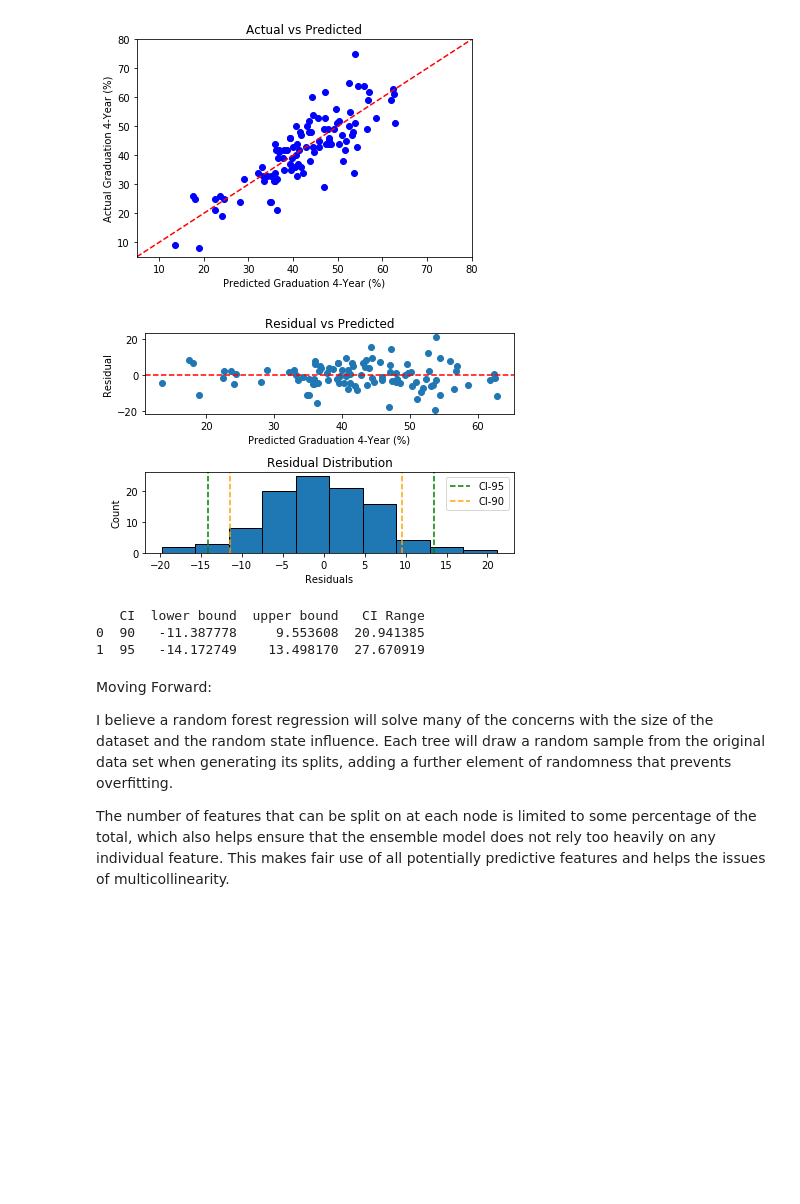
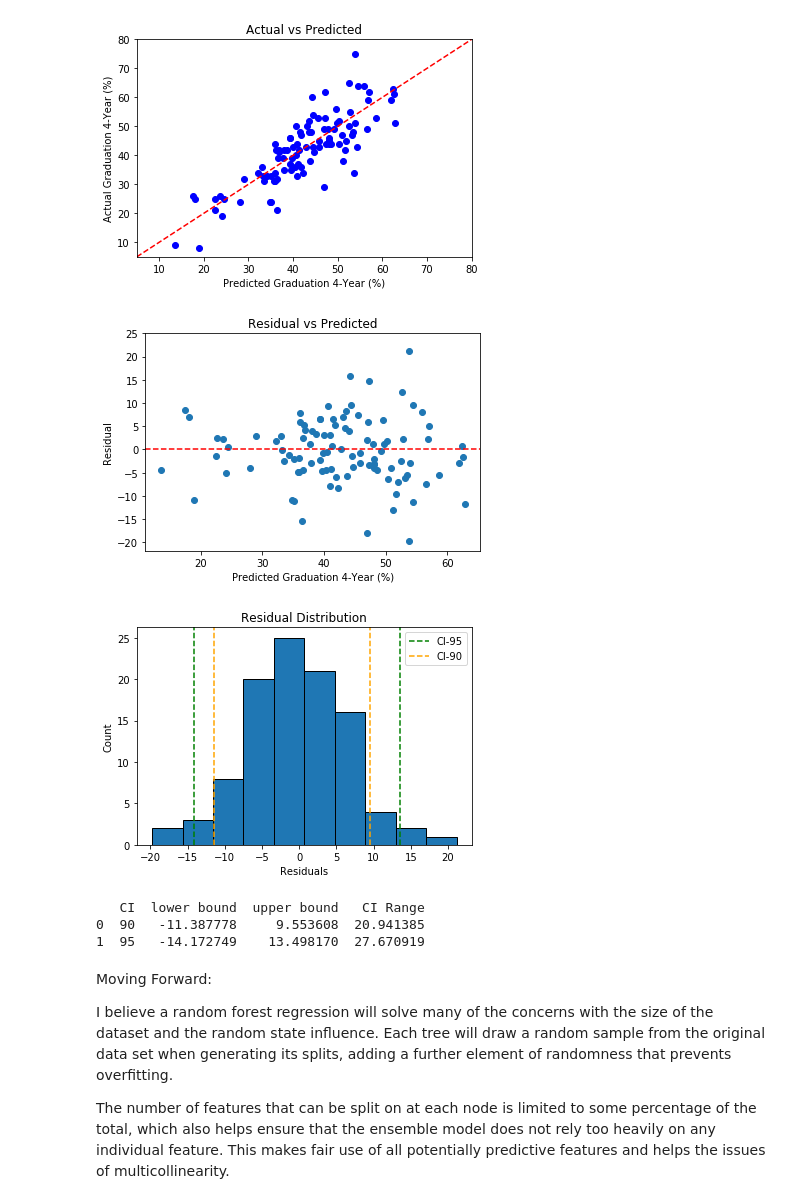
Before and after one commit to RachidRezzik/Texas_GradPercent_Predictor, a Jupyter notebook: Machine_Learning.ipynb, the cells around one changed output. Saved outputs shown, nothing was run; the diff lists cells and outputs as text; code cells hidden in the pictures; blank space fills up the shorter version.

```diff
--- a/Machine_Learning.ipynb
+++ b/Machine_Learning.ipynb
@@ -57,34 +57,36 @@ plt.show()
 [figure]
 # %%
 ### Predicted vs Residuals Scatterplot ###
-plt.subplot(2,1,1)
 residuals = actual - predicted
 plt.scatter(predicted, residuals)
 plt.xlabel('Predicted Graduation 4-Year (%)')
 plt.ylabel('Residual')
 plt.title('Residual vs Predicted')
 plt.axhline(y=0, color='r', linestyle='--')
+plt.yticks([-20, -15, -10, -5, 0, 5, 10, 15, 20, 25])
+plt.show()
 
 ### Residuals Histogram ###
-plt.subplot(2,1,2)
 plt.hist(residuals, edgecolor='black')
 plt.xlabel('Residuals')
 plt.ylabel('Count')
 plt.title('Residual Distribution')
 conf_int95 = np.percentile(residuals, [2.5, 97.5])
 conf_int90 = np.percentile(residuals, [5, 95])
 plt.axvline(x=conf_int95[0], color='green', linestyle='--', label='CI-95')
 plt.axvline(x=conf_int95[1], color='green', linestyle='--')
 plt.axvline(x=conf_int90[0], color='orange', linestyle='--', label='CI-90')
 plt.axvline(x=conf_int90[1], color='orange', linestyle='--')
 plt.legend()
-plt.tight_layout()
+plt.xticks([-20, -15, -10, -5, 0, 5, 10, 15, 20])
+plt.yticks([0, 5, 10, 15, 20, 25])
 plt.show()
 conf_ints = pd.DataFrame({'CI': [90, 95], 'lower bound': [conf_int90[0], conf_int95[0]], 'upper bound': [conf_int90[1], conf_int95[1]]})
 conf_ints["CI Range"] = abs(conf_ints['upper bound'] - conf_ints['lower bound'])
 print(conf_ints)
 # %% [output]
-[figure, old version]
+[figure, new version]
+[figure, added]
    CI  lower bound  upper bound   CI Range
 0  90   -11.387778     9.553608  20.941385
 1  95   -14.172749    13.498170  27.670919
```
Also changed, not shown: parts of 6 cells of this notebook, 2 other files.
